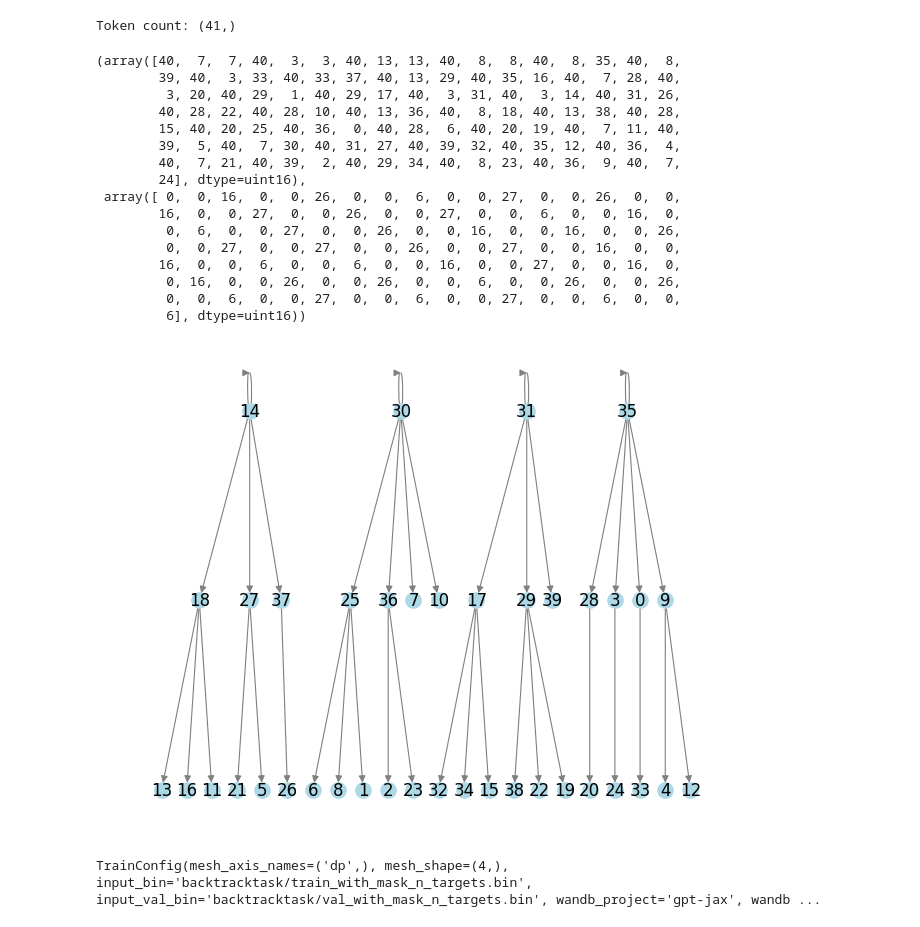
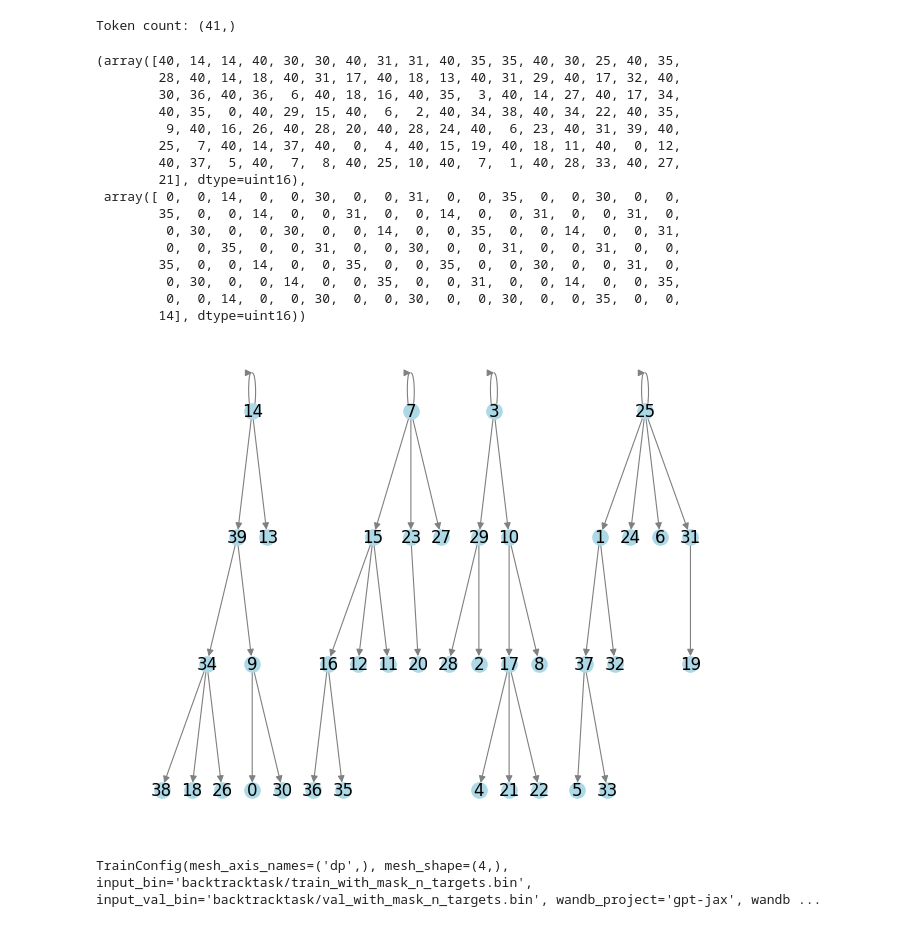
Before and after one commit to nikolageorgiev2000/modded-nanogpt-jax, a Jupyter notebook: path_graphs.ipynb, the cells around one changed output. Drawn from its saved outputs; the diff is of its cells as text; code cells hidden in the pictures.

```diff
--- a/path_graphs.ipynb
+++ b/path_graphs.ipynb
@@ -1226,49 +1226,49 @@ Token count: (41,)
 # np.array(train_ids, dtype=np.uint16).tofile(os.path.join(dataset_name, 'train_with_mask_n_targets.bin'))
 # np.array(val_ids, dtype=np.uint16).tofile(os.path.join(dataset_name, 'val_with_mask_n_targets.bin'))
 # %%
-file_data = np.concatenate([np.fromfile(f"{dataset_name}/train_with_mask_n_targets.bin", dtype=np.uint16), np.fromfile(f"{dataset_name}/val_with_mask_n_targets.bin", dtype=np.uint16)], axis=0)
-data_with_mask_n_targets = file_data.reshape(3, -1)
+train_ids = np.fromfile(f"{dataset_name}/train_with_mask_n_targets.bin", dtype=np.uint16).reshape(3, -1)
+val_ids = np.fromfile(f"{dataset_name}/val_with_mask_n_targets.bin", dtype=np.uint16).reshape(3, -1)
+data_with_mask_n_targets = np.concatenate([train_ids, val_ids], axis=1)
 data_from_perms_flat = data_with_mask_n_targets[0]
 targets_from_perms_flat = data_with_mask_n_targets[1]
 mask_flat = data_with_mask_n_targets[2]
 # %%
-i = 4
-def extract_interleaved_edges(x):
-    return x[i*adj_list_len*n_interleaved : (i+1)*adj_list_len*n_interleaved]
+def extract_interleaved_edges(x, sample_ind = 0):
+    return x[sample_ind*adj_list_len*n_interleaved : (sample_ind+1)*adj_list_len*n_interleaved]
 extract_interleaved_edges(data_from_perms_flat), extract_interleaved_edges(targets_from_perms_flat)*extract_interleaved_edges(mask_flat)
 # %% [output]
-(array([40,  7,  7, 40,  3,  3, 40, 13, 13, 40,  8,  8, 40,  8, 35, 40,  8,
-        39, 40,  3, 33, 40, 33, 37, 40, 13, 29, 40, 35, 16, 40,  7, 28, 40,
-         3, 20, 40, 29,  1, 40, 29, 17, 40,  3, 31, 40,  3, 14, 40, 31, 26,
-        40, 28, 22, 40, 28, 10, 40, 13, 36, 40,  8, 18, 40, 13, 38, 40, 28,
-        15, 40, 20, 25, 40, 36,  0, 40, 28,  6, 40, 20, 19, 40,  7, 11, 40,
-        39,  5, 40,  7, 30, 40, 31, 27, 40, 39, 32, 40, 35, 12, 40, 36,  4,
-        40,  7, 21, 40, 39,  2, 40, 29, 34, 40,  8, 23, 40, 36,  9, 40,  7,
-        24], dtype=uint16),
- array([ 0,  0, 16,  0,  0, 26,  0,  0,  6,  0,  0, 27,  0,  0, 26,  0,  0,
-        16,  0,  0, 27,  0,  0, 26,  0,  0, 27,  0,  0,  6,  0,  0, 16,  0,
-         0,  6,  0,  0, 27,  0,  0, 26,  0,  0, 16,  0,  0, 16,  0,  0, 26,
-         0,  0, 27,  0,  0, 27,  0,  0, 26,  0,  0, 27,  0,  0, 16,  0,  0,
-        16,  0,  0,  6,  0,  0,  6,  0,  0, 16,  0,  0, 27,  0,  0, 16,  0,
-         0, 16,  0,  0, 26,  0,  0, 26,  0,  0,  6,  0,  0, 26,  0,  0, 26,
-         0,  0,  6,  0,  0, 27,  0,  0,  6,  0,  0, 27,  0,  0,  6,  0,  0,
-         6], dtype=uint16))
+(array([40, 14, 14, 40, 30, 30, 40, 31, 31, 40, 35, 35, 40, 30, 25, 40, 35,
+        28, 40, 14, 18, 40, 31, 17, 40, 18, 13, 40, 31, 29, 40, 17, 32, 40,
+        30, 36, 40, 36,  6, 40, 18, 16, 40, 35,  3, 40, 14, 27, 40, 17, 34,
+        40, 35,  0, 40, 29, 15, 40,  6,  2, 40, 34, 38, 40, 34, 22, 40, 35,
+         9, 40, 16, 26, 40, 28, 20, 40, 28, 24, 40,  6, 23, 40, 31, 39, 40,
+        25,  7, 40, 14, 37, 40,  0,  4, 40, 15, 19, 40, 18, 11, 40,  0, 12,
+        40, 37,  5, 40,  7,  8, 40, 25, 10, 40,  7,  1, 40, 28, 33, 40, 27,
+        21], dtype=uint16),
+ array([ 0,  0, 14,  0,  0, 30,  0,  0, 31,  0,  0, 35,  0,  0, 30,  0,  0,
+        35,  0,  0, 14,  0,  0, 31,  0,  0, 14,  0,  0, 31,  0,  0, 31,  0,
+         0, 30,  0,  0, 30,  0,  0, 14,  0,  0, 35,  0,  0, 14,  0,  0, 31,
+         0,  0, 35,  0,  0, 31,  0,  0, 30,  0,  0, 31,  0,  0, 31,  0,  0,
+        35,  0,  0, 14,  0,  0, 35,  0,  0, 35,  0,  0, 30,  0,  0, 31,  0,
+         0, 30,  0,  0, 14,  0,  0, 35,  0,  0, 31,  0,  0, 14,  0,  0, 35,
+         0,  0, 14,  0,  0, 30,  0,  0, 30,  0,  0, 30,  0,  0, 35,  0,  0,
+        14], dtype=uint16))
 # %%
-i = 0
+i = 5
 G = nx.DiGraph()
-G.add_edges_from(list(map(tuple, extract_interleaved_edges(data_from_perms_flat).reshape(-1, 3)[:, 1:].tolist())))
+G.add_edges_from(list(map(tuple, extract_interleaved_edges(data_from_perms_flat, i).reshape(-1, 3)[:, 1:].tolist())))
 
 pos = dag_pos_dot(G)
 
 nx.draw(
     G, pos=pos,
     with_labels=True, node_size=120,
     node_color="lightblue", edge_color="gray",
     width=0.8, arrows=True, arrowsize=10
 )
 plt.show()
 # %% [output]
-[figure, old version]
+[figure, new version]
 # %%
 # %%capture
 config = train.TrainConfig(
```
Also changed, not shown: parts of 9 cells of this notebook.
